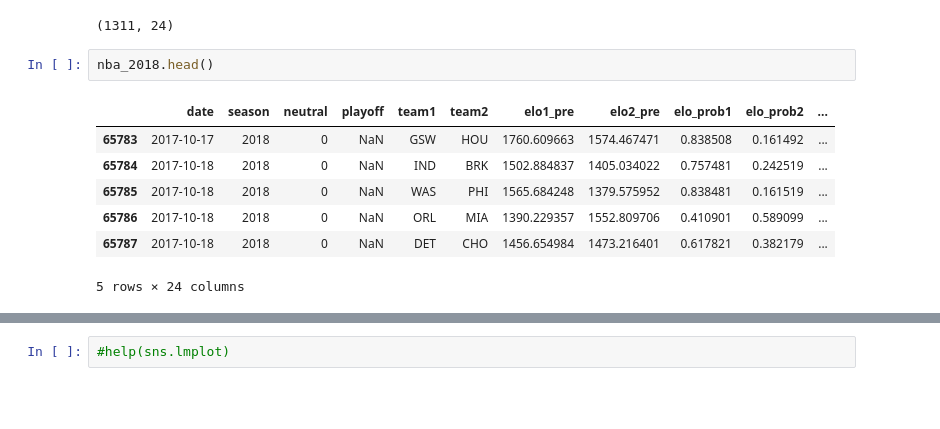
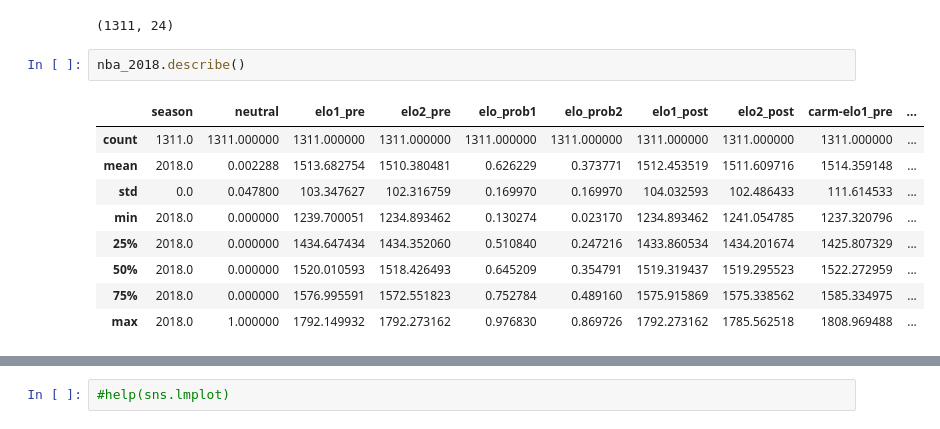
Before and after one commit to hughjafro/DS-Sprint-5-Project-Week, a Jupyter notebook: DS_151_Sprint_Project.ipynb, the cells around one changed output, grey strips where cells are left out. Drawn from its saved outputs; the diff is of its cells as text; blank space fills up the shorter version.

```diff
--- a/DS_151_Sprint_Project.ipynb
+++ b/DS_151_Sprint_Project.ipynb
@@ -223,15 +203,17 @@ print(nba_2018.shape) # Shows 1311 total games
 # %% [output]
 (1311, 24)
 # %%
-nba_2018.head()
+nba_2018.describe()
 # %% [output]
-|  | date | season | neutral | playoff | team1 | team2 | elo1_pre | elo2_pre | elo_prob1 | elo_prob2 | ... |
-| 65783 | 2017-10-17 | 2018 | 0 | NaN | GSW | HOU | 1760.609663 | 1574.467471 | 0.838508 | 0.161492 | ... |
-| 65784 | 2017-10-18 | 2018 | 0 | NaN | IND | BRK | 1502.884837 | 1405.034022 | 0.757481 | 0.242519 | ... |
-| 65785 | 2017-10-18 | 2018 | 0 | NaN | WAS | PHI | 1565.684248 | 1379.575952 | 0.838481 | 0.161519 | ... |
-| 65786 | 2017-10-18 | 2018 | 0 | NaN | ORL | MIA | 1390.229357 | 1552.809706 | 0.410901 | 0.589099 | ... |
-| 65787 | 2017-10-18 | 2018 | 0 | NaN | DET | CHO | 1456.654984 | 1473.216401 | 0.617821 | 0.382179 | ... |
+|  | season | neutral | elo1_pre | elo2_pre | elo_prob1 | elo_prob2 | elo1_post | elo2_post | carm-elo1_pre | ... |
+| count | 1311.0 | 1311.000000 | 1311.000000 | 1311.000000 | 1311.000000 | 1311.000000 | 1311.000000 | 1311.000000 | 1311.000000 | ... |
+| mean | 2018.0 | 0.002288 | 1513.682754 | 1510.380481 | 0.626229 | 0.373771 | 1512.453519 | 1511.609716 | 1514.359148 | ... |
+| std | 0.0 | 0.047800 | 103.347627 | 102.316759 | 0.169970 | 0.169970 | 104.032593 | 102.486433 | 111.614533 | ... |
+| min | 2018.0 | 0.000000 | 1239.700051 | 1234.893462 | 0.130274 | 0.023170 | 1234.893462 | 1241.054785 | 1237.320796 | ... |
+| 25% | 2018.0 | 0.000000 | 1434.647434 | 1434.352060 | 0.510840 | 0.247216 | 1433.860534 | 1434.201674 | 1425.807329 | ... |
+| 50% | 2018.0 | 0.000000 | 1520.010593 | 1518.426493 | 0.645209 | 0.354791 | 1519.319437 | 1519.295523 | 1522.272959 | ... |
+| 75% | 2018.0 | 0.000000 | 1576.995591 | 1572.551823 | 0.752784 | 0.489160 | 1575.915869 | 1575.338562 | 1585.334975 | ... |
+| max | 2018.0 | 1.000000 | 1792.149932 | 1792.273162 | 0.976830 | 0.869726 | 1792.273162 | 1785.562518 | 1808.969488 | ... |
-5 rows × 24 columns
 # %%
 plt.plot('date', 'elo1_pre', data=nba_2018, markerfacecolor='blue')
 plt.show()
```
Also changed, not shown: parts of 20 cells of this notebook.
